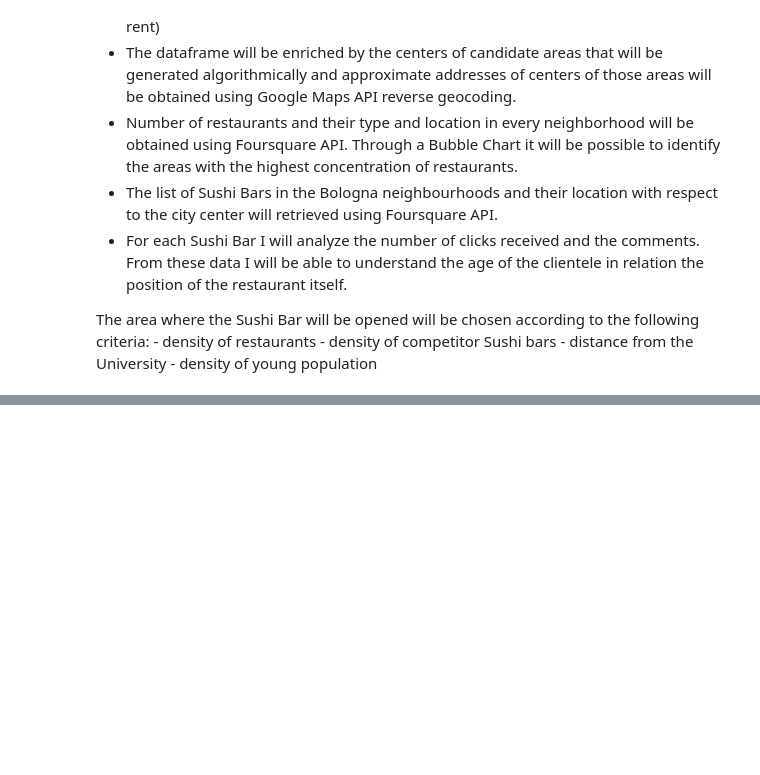
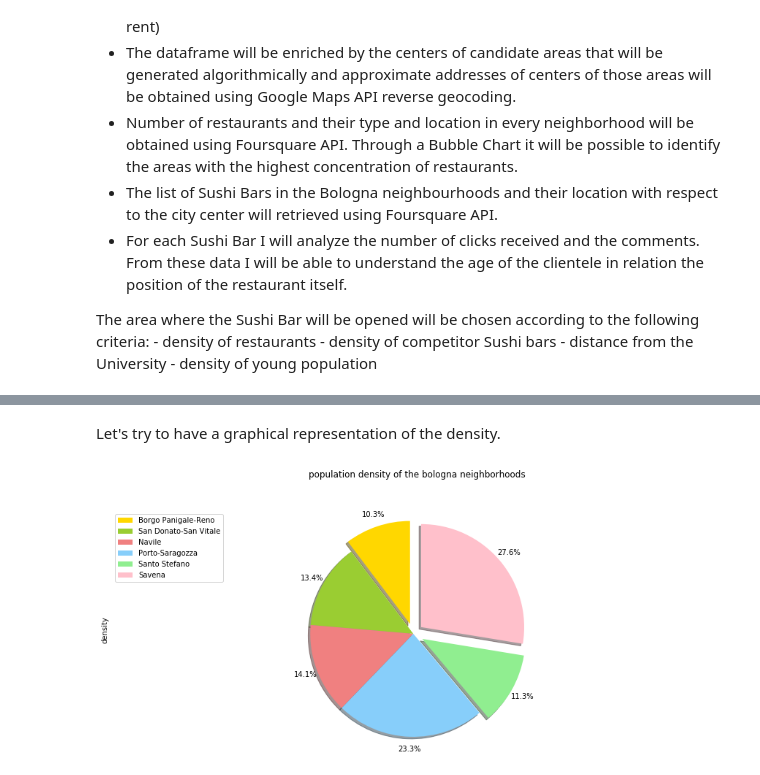
Before and after one commit to fabioantonini/Applied-Data-Science-Coursera-Capstone, a Jupyter notebook: Applied Data Science Capstone.ipynb, the cells around one changed output, grey strips where cells are left out. Saved outputs shown, nothing was run; the diff lists cells and outputs as text; code cells hidden in the pictures; blank space fills up the shorter version.

```diff
--- a/Applied Data Science Capstone.ipynb
+++ b/Applied Data Science Capstone.ipynb
@@ -38,0 +71,5 @@ The area where the Sushi Bar will be opened will be chosen according to the foll
+# %%
+url_html='https://it.wikipedia.org/wiki/Quartieri_di_Bologna'
+bologna_obj = pd.read_html(url_html)
+bologna_df = bologna_obj[0]
+bologna_df.head()
@@ -38,0 +85,2 @@ The area where the Sushi Bar will be opened will be chosen according to the foll
+# %%
+bologna_df = bologna_df.drop(['Presidente'], axis=1)
@@ -38,0 +89,4 @@ The area where the Sushi Bar will be opened will be chosen according to the foll
+# %%
+print(bologna_df.columns)
+bologna_df.columns = ['neighborhood', 'area', 'inhabitants', 'density', 'sub district']
+bologna_df.head()
@@ -38,0 +105,5 @@ The area where the Sushi Bar will be opened will be chosen according to the foll
+# %%
+bologna_df['area'] = bologna_df['area']/1000
+bologna_df['inhabitants'] = bologna_df['inhabitants'] * 1000
+bologna_df['density'] = bologna_df['inhabitants']/bologna_df['area']
+bologna_df.head(10)
@@ -38,0 +130,2 @@ The area where the Sushi Bar will be opened will be chosen according to the foll
+# %% [markdown]
+Let's try to have a graphical representation of the density.
@@ -38,0 +137,25 @@ The area where the Sushi Bar will be opened will be chosen according to the foll
+# %%
+colors_list = ['gold', 'yellowgreen', 'lightcoral', 'lightskyblue', 'lightgreen', 'pink']
+explode_list = [0.1, 0, 0, 0, 0.1, 0.1] # ratio for each continent with which to offset each wedge.
+bologna_df['density'].plot(kind='pie',
+                            figsize=(15, 6),
+                            autopct='%1.1f%%',
+                            startangle=90,
+                            shadow=True,
+                            labels=None,         # turn off labels on pie chart
+                            pctdistance=1.12,    # the ratio between the center of each pie slice and the start of the text generated by autopct
+                            colors=colors_list,  # add custom colors
+                            explode=explode_list # 'explode' lowest 3 continents
+                            )
+
+# scale the title up by 12% to match pctdistance
+plt.title('population density of the bologna neighborhoods', y=1.12)
+
+plt.axis('equal')
+
+# add legend
+plt.legend(labels=bologna_df['neighborhood'], loc='upper left')
+
+plt.show()
+# %% [output]
+[figure, added]
```
Also changed, not shown: parts of 22 cells of this notebook.
